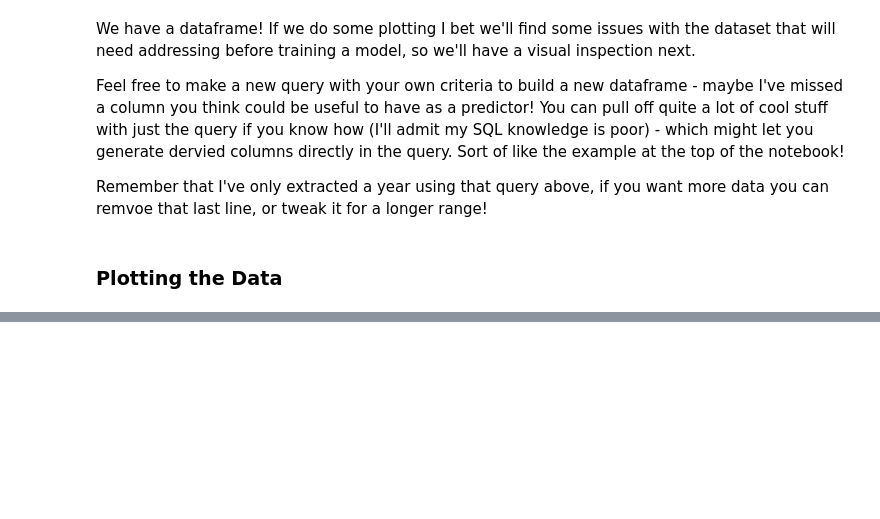
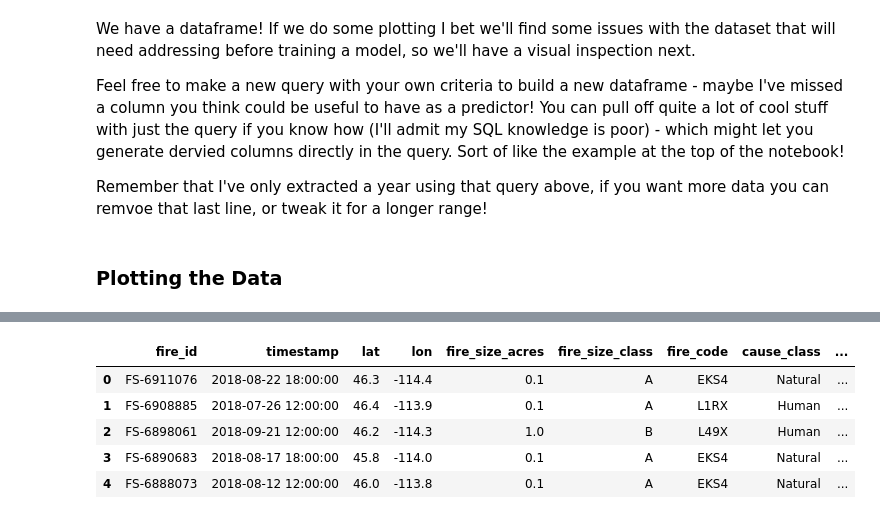
Before and after one commit to alexCranfield/IRP-help, a Jupyter notebook: resources/loading_wildfire.ipynb, the cells around one changed output, grey strips where cells are left out. Saved outputs shown, nothing was run; the diff lists cells and outputs as text; code cells hidden in the pictures; blank space fills up the shorter version.

```diff
--- a/resources/loading_wildfire.ipynb
+++ b/resources/loading_wildfire.ipynb
@@ -140,0 +209,33 @@ Remember that I've only extracted a year using that query above, if you want mor
+# %%
+def round_to_nearest_hour(df: pd.DataFrame, column_names: List[str], temporal_rounding_h: int = 1) -> pd.DataFrame:
+    """
+    Rounds
+
+    Args:
+        df (pd.DataFrame): _description_
+        column_names (List[str]): _description_
+        temporal_rounding_h (int, optional): _description_. Defaults to 1.
+
+    Returns:
+        pd.DataFrame: _description_
+    """
+    column_datatypes = df[column_names].dtypes
+    if not (column_datatypes == column_datatypes[0]).all(0):
+        raise TypeError("Unable to perform this operation on multiple types. Provide differently typed columns seperately.")
+    for column in column_names:
+        df[column] = df[column].dt.round(f"{temporal_rounding_h}H")
+
+    return df
+# %%
+df = bin_columns_by_uniform_step(df, column_names=["lat", "lon"], bin_size=0.1)
+# %%
+df = round_to_nearest_hour(df, column_names=["timestamp"], temporal_rounding_h=6)
+# %%
+df.head()
+# %% [output]
+|  | fire_id | timestamp | lat | lon | fire_size_acres | fire_size_class | fire_code | cause_class | ... |
+| 0 | FS-6911076 | 2018-08-22 18:00:00 | 46.3 | -114.4 | 0.1 | A | EKS4 | Natural | ... |
+| 1 | FS-6908885 | 2018-07-26 12:00:00 | 46.4 | -113.9 | 0.1 | A | L1RX | Human | ... |
+| 2 | FS-6898061 | 2018-09-21 12:00:00 | 46.2 | -114.3 | 1.0 | B | L49X | Human | ... |
+| 3 | FS-6890683 | 2018-08-17 18:00:00 | 45.8 | -114.0 | 0.1 | A | EKS4 | Natural | ... |
+| 4 | FS-6888073 | 2018-08-12 12:00:00 | 46.0 | -113.8 | 0.1 | A | EKS4 | Natural | ... |
```
Also changed, not shown: parts of 19 cells of this notebook, 3 other files.
